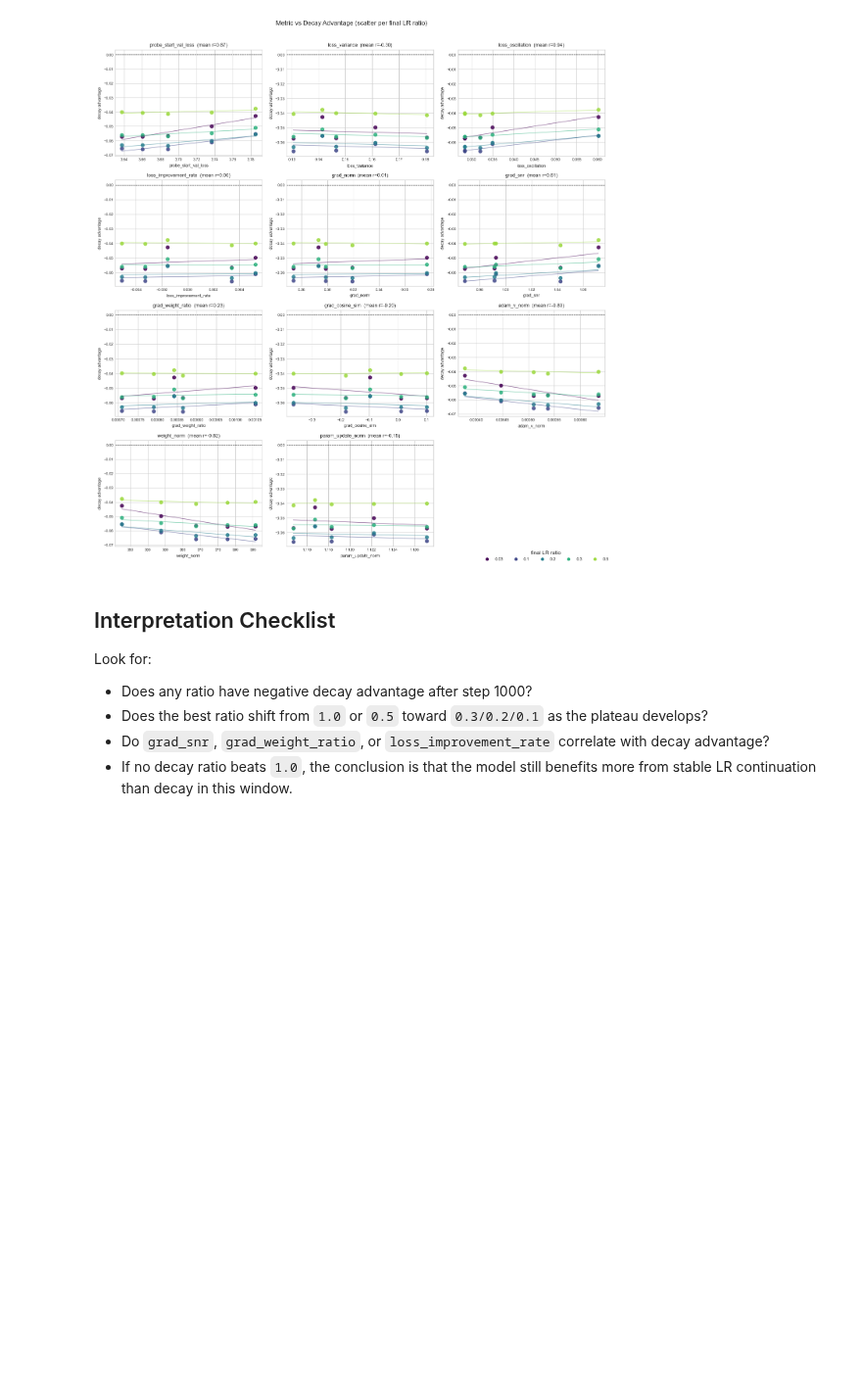
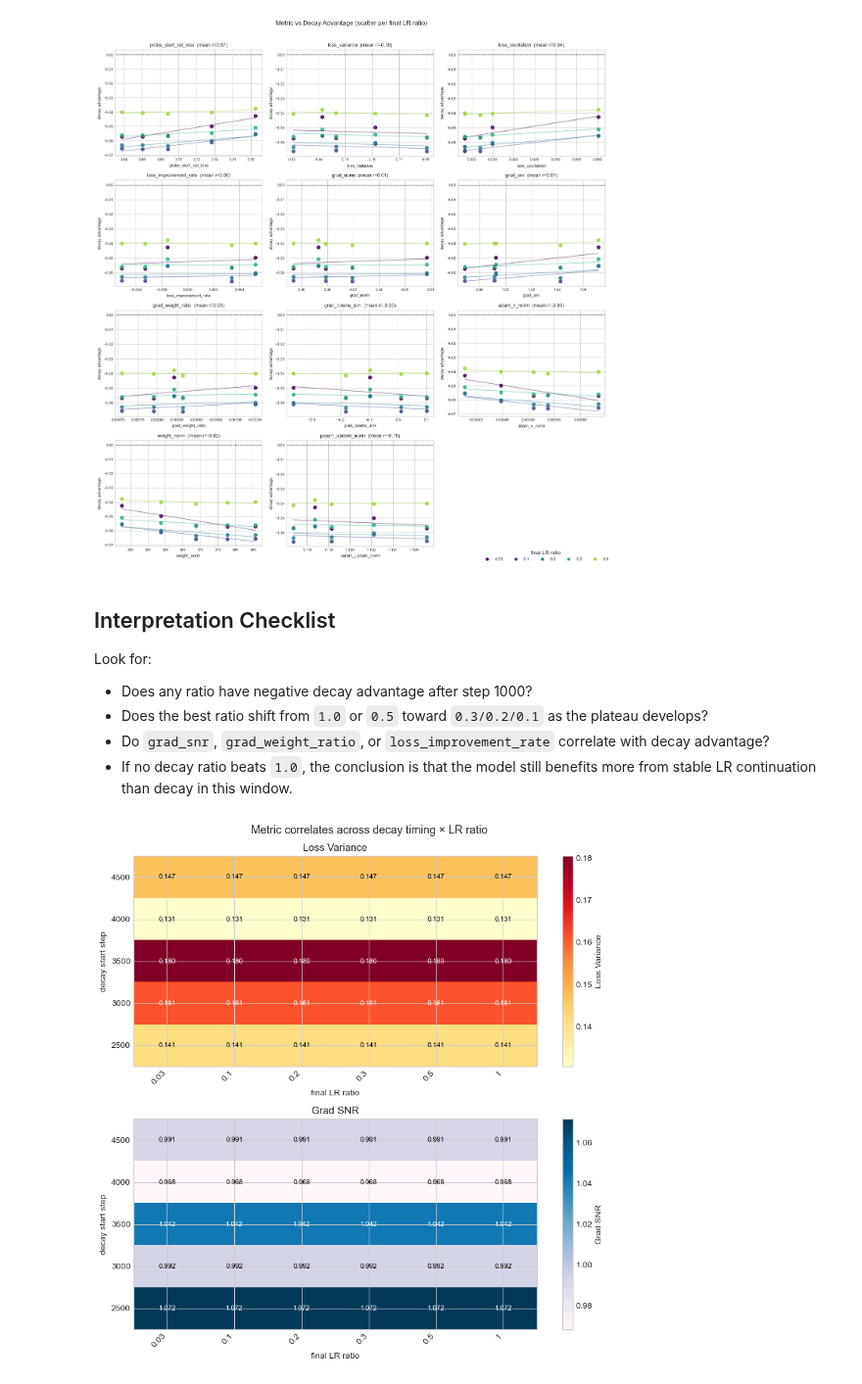
Before and after one commit to Duckymini/wsd_metric_triggered, a Jupyter notebook: notebooks/plateau_decay_amount_metrics_analysis.ipynb, the cells around one changed output. Shown at 98% size. Cells and saved outputs as stored; diff of their text form; code cells hidden in the pictures; blank space fills up the shorter version.

Commit message:
change some plots

```diff
--- a/notebooks/plateau_decay_amount_metrics_analysis.ipynb
+++ b/notebooks/plateau_decay_amount_metrics_analysis.ipynb
@@ -331,3 +331,43 @@ Look for:
 - Does the best ratio shift from `1.0` or `0.5` toward `0.3/0.2/0.1` as the plateau develops?
 - Do `grad_snr`, `grad_weight_ratio`, or `loss_improvement_rate` correlate with decay advantage?
 - If no decay ratio beats `1.0`, the conclusion is that the model still benefits more from stable LR continuation than decay in this window.
+# %%
+# Heatmap: loss_variance and grad_snr across (probe_start_step × final_lr_ratio)
+_metrics = ["loss_variance", "grad_snr"]
+_labels  = ["Loss Variance", "Grad SNR"]
+_cmaps   = ["YlOrRd", "PuBu"]
+
+fig, axes = plt.subplots(2, 1, figsize=(9, 9))
+
+for ax, metric, label, cmap in zip(axes, _metrics, _labels, _cmaps):
+    if metric not in sweep.columns:
+        ax.set_visible(False)
+        continue
+    pivot = sweep.pivot(index="probe_start_step", columns="final_lr_ratio", values=metric)
+    pivot = pivot.sort_index(ascending=False)  # later starts at top
+
+    vmin, vmax = np.nanmin(pivot.values), np.nanmax(pivot.values)
+    im = ax.imshow(pivot.values, aspect="auto", cmap=cmap, vmin=vmin, vmax=vmax)
+    plt.colorbar(im, ax=ax, label=label)
+
+    ax.set_xticks(range(len(pivot.columns)))
+    ax.set_xticklabels([f"{c:g}" for c in pivot.columns], rotation=45, ha="right")
+    ax.set_yticks(range(len(pivot.index)))
+    ax.set_yticklabels([str(s) for s in pivot.index])
+    ax.set_xlabel("final LR ratio")
+    ax.set_ylabel("decay start step")
+    ax.set_title(label, fontsize=12)
+
+    mid = (vmin + vmax) / 2
+    for i in range(len(pivot.index)):
+        for j in range(len(pivot.columns)):
+            val = pivot.values[i, j]
+            if np.isfinite(val):
+                ax.text(j, i, f"{val:.3f}", ha="center", va="center", fontsize=8,
+                        color="white" if val > mid else "black")
+
+fig.suptitle("Metric correlates across decay timing × LR ratio", fontsize=13)
+plt.tight_layout()
+plt.show()
+# %% [output]
+[figure, added]
```
Also changed, not shown: parts of 4 cells of this notebook, 4 other files.
